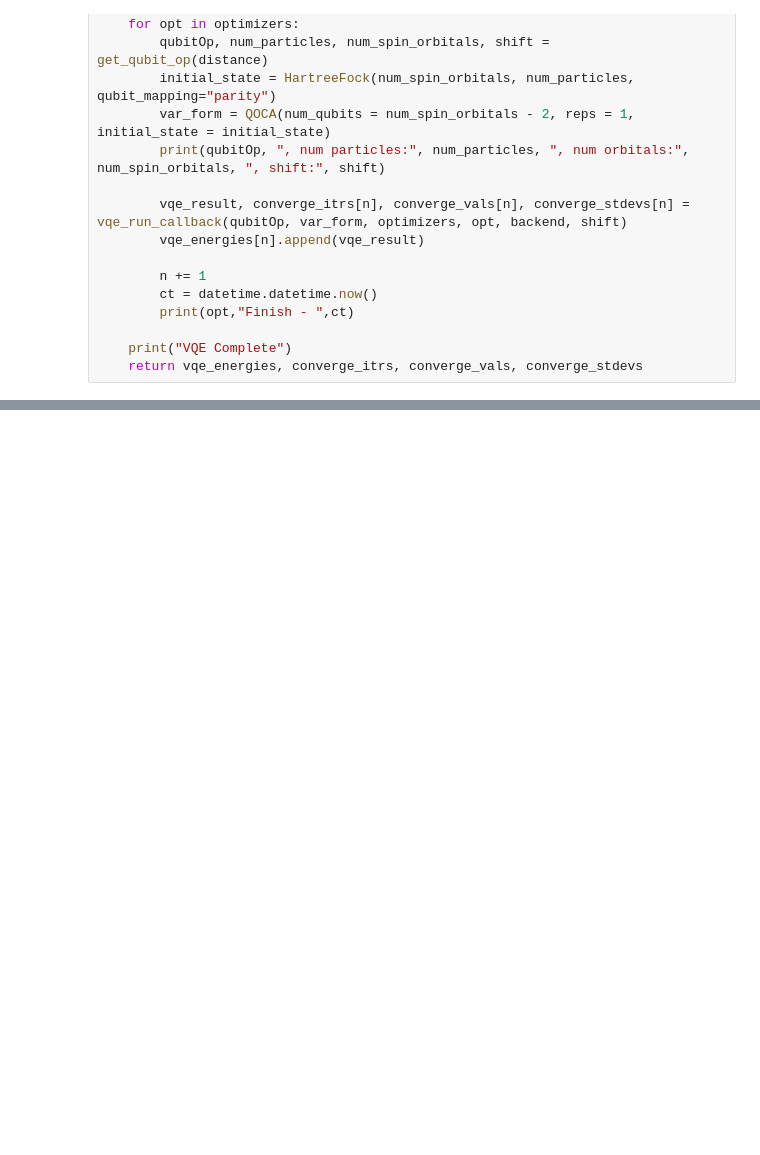
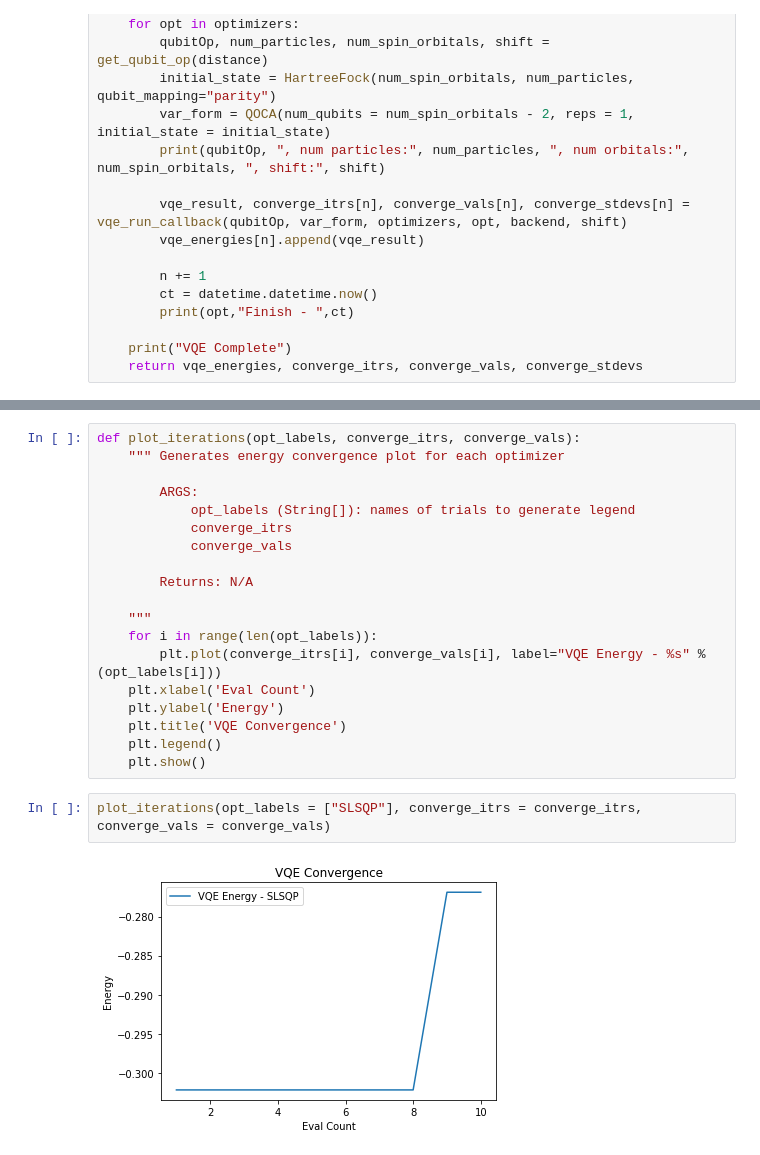
Before and after one commit to sclang16/QOCA-VQE-pipeline, a Jupyter notebook: qoca_drive_test.ipynb, the cells around one changed output, grey strips where cells are left out. Cells and saved outputs as stored; diff of their text form; blank space fills up the shorter version.

```diff
--- a/qoca_drive_test.ipynb
+++ b/qoca_drive_test.ipynb
@@ -126,0 +128,23 @@ AquaError: 'The number of qubits of the variational form does not match the oper
+# %%
+def plot_iterations(opt_labels, converge_itrs, converge_vals):
+    """ Generates energy convergence plot for each optimizer
+
+        ARGS:
+            opt_labels (String[]): names of trials to generate legend
+            converge_itrs
+            converge_vals
+
+        Returns: N/A
+
+    """
+    for i in range(len(opt_labels)):
+        plt.plot(converge_itrs[i], converge_vals[i], label="VQE Energy - %s" % (opt_labels[i]))
+    plt.xlabel('Eval Count')
+    plt.ylabel('Energy')
+    plt.title('VQE Convergence')
+    plt.legend()
+    plt.show()
+# %%
+plot_iterations(opt_labels = ["SLSQP"], converge_itrs = converge_itrs, converge_vals = converge_vals)
+# %% [output]
+[figure, added]
```
Also changed, not shown: parts of 2 cells of this notebook, 4 other files.
